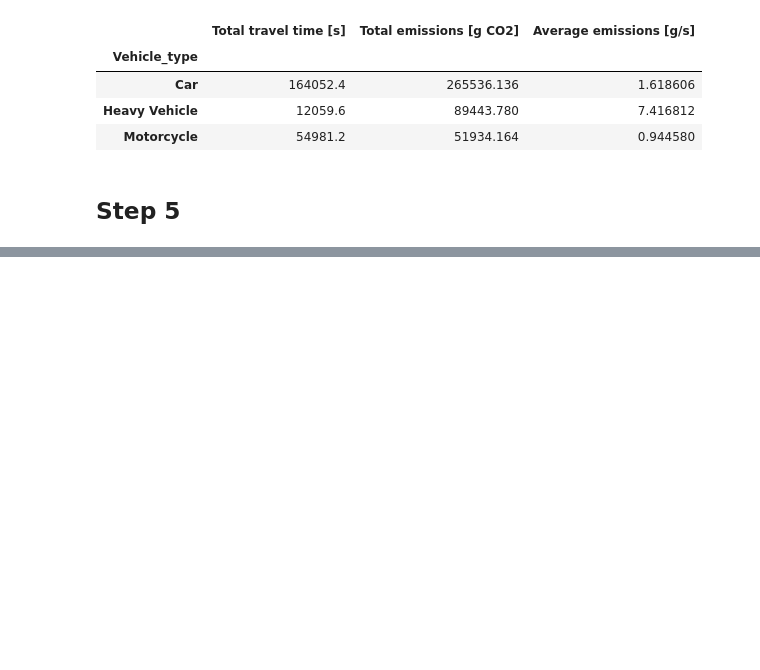
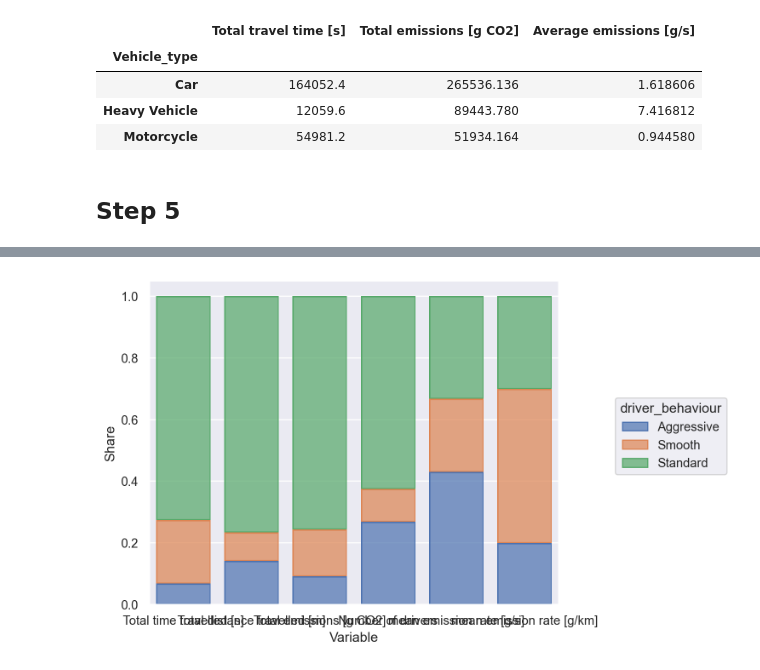
Before and after one commit to s221568/Trafic, a Jupyter notebook: Lab 2/JA.ipynb, the cells around one changed output, grey strips where cells are left out. Cells and saved outputs as stored; diff of their text form; code cells hidden in the pictures; blank space fills up the shorter version.

```diff
--- a/Lab 2/JA.ipynb
+++ b/Lab 2/JA.ipynb
@@ -351,0 +361,3 @@ display(by_driver_behaviour)
+# %%
+shares_unstack = shares.unstack().reset_index().rename(columns={"level_0":"Variable", 0:"Share"})
+shares_unstack
@@ -351,0 +382,8 @@ display(by_driver_behaviour)
+# %%
+(
+    so.Plot(data=shares_unstack, x="Variable", y="Share", color="driver_behaviour")
+    .add(so.Bar(), so.Stack())
+    .plot()
+)
+# %% [output]
+[figure, added]
```
Also changed, not shown: parts of 11 cells of this notebook.
